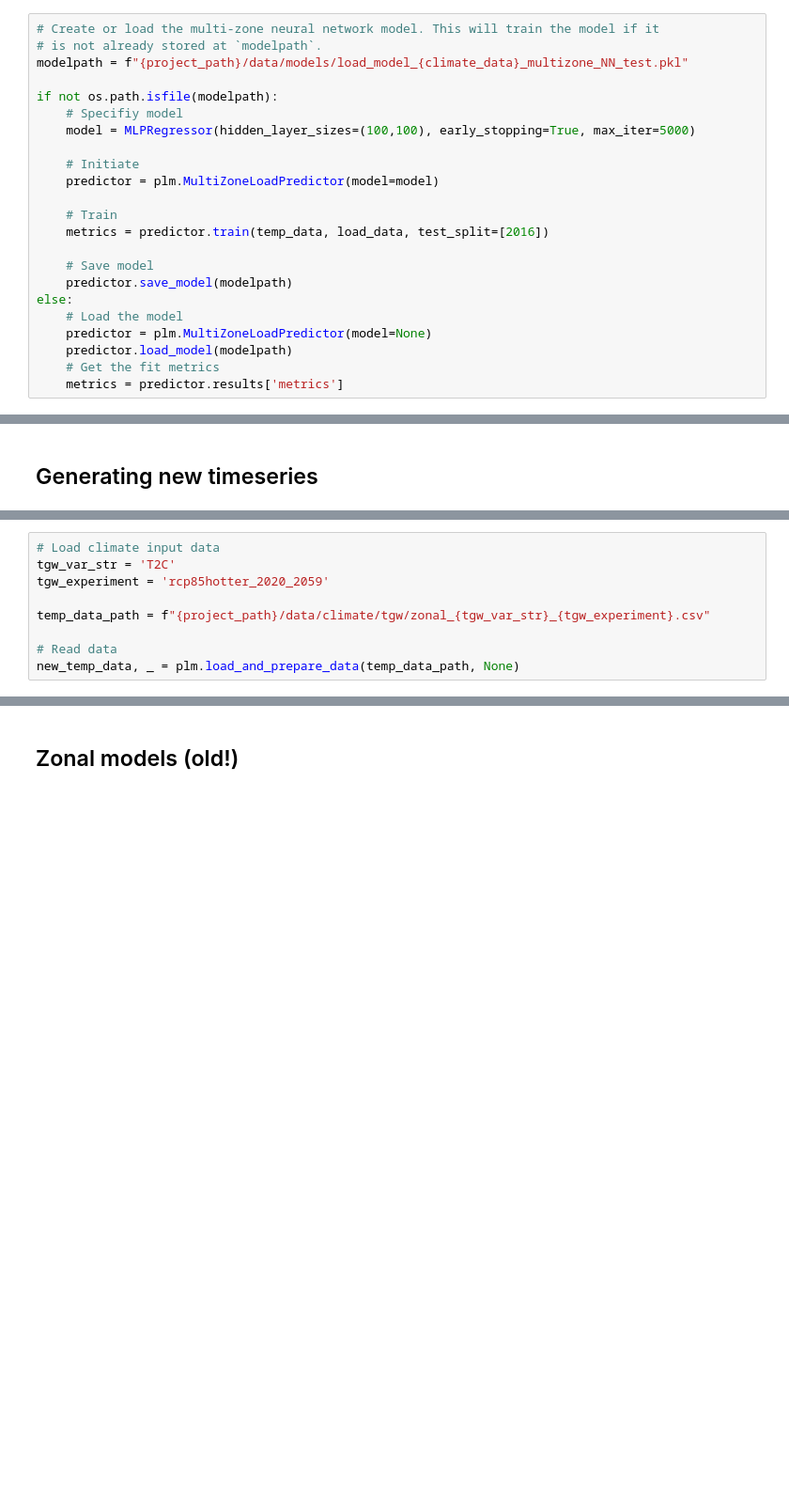
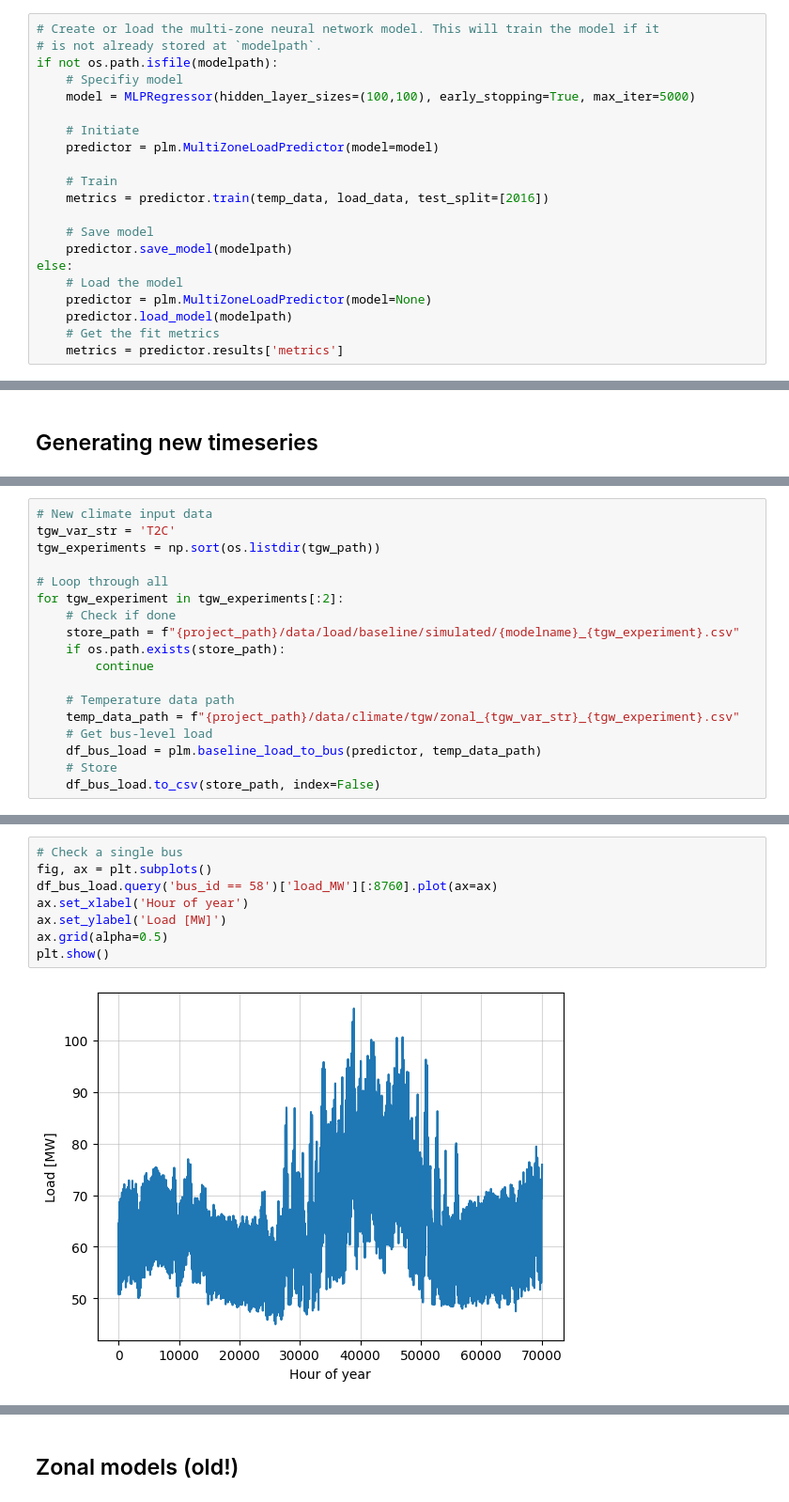
Before and after one commit to reyli4/acorn-julia, a Jupyter notebook: scripts/02_load_modeling/02_model.ipynb, the cells around one changed output, grey strips where cells are left out. Shown at 94% size. Saved outputs shown, nothing was run; the diff lists cells and outputs as text; blank space fills up the shorter version.

```diff
--- a/scripts/02_load_modeling/02_model.ipynb
+++ b/scripts/02_load_modeling/02_model.ipynb
@@ -48,8 +52,6 @@ plt.show()
 # %%
 # Create or load the multi-zone neural network model. This will train the model if it
 # is not already stored at `modelpath`.
-modelpath = f"{project_path}/data/models/load_model_{climate_data}_multizone_NN_test.pkl"
-
 if not os.path.isfile(modelpath):
     # Specifiy model
     model = MLPRegressor(hidden_layer_sizes=(100,100), early_stopping=True, max_iter=5000)
@@ -200,9 +195,18 @@ Model loaded from /home/fs01/dcl257/projects/acorn-julia/data/models/load_model_
 # %%
-# Load climate input data
+# New climate input data
 tgw_var_str = 'T2C'
-tgw_experiment = 'rcp85hotter_2020_2059'
+tgw_experiments = np.sort(os.listdir(tgw_path))
 
-temp_data_path = f"{project_path}/data/climate/tgw/zonal_{tgw_var_str}_{tgw_experiment}.csv"
+# Loop through all
+for tgw_experiment in tgw_experiments[:2]:
+    # Check if done
+    store_path = f"{project_path}/data/load/baseline/simulated/{modelname}_{tgw_experiment}.csv"
+    if os.path.exists(store_path):
+        continue
 
-# Read data
-new_temp_data, _ = plm.load_and_prepare_data(temp_data_path, None)
+    # Temperature data path
+    temp_data_path = f"{project_path}/data/climate/tgw/zonal_{tgw_var_str}_{tgw_experiment}.csv"
+    # Get bus-level load
+    df_bus_load = plm.baseline_load_to_bus(predictor, temp_data_path)
+    # Store
+    df_bus_load.to_csv(store_path, index=False)
@@ -258,0 +213,10 @@ df_out.query('bus_id == 58')['load_MW'].plot()
+# %%
+# Check a single bus
+fig, ax = plt.subplots()
+df_bus_load.query('bus_id == 58')['load_MW'][:8760].plot(ax=ax)
+ax.set_xlabel('Hour of year')
+ax.set_ylabel('Load [MW]')
+ax.grid(alpha=0.5)
+plt.show()
+# %% [output]
+[figure, added]
```
Also changed, not shown: parts of 22 cells of this notebook, 13 other files.
